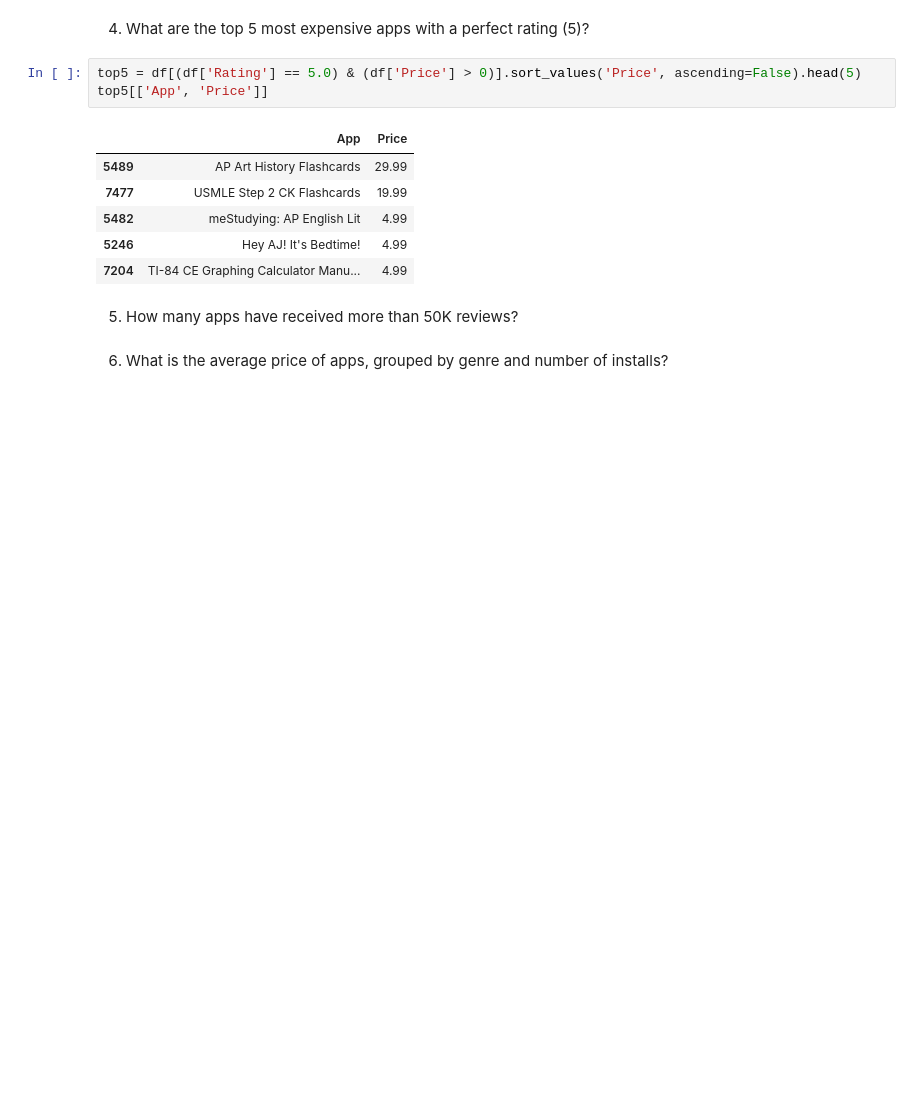
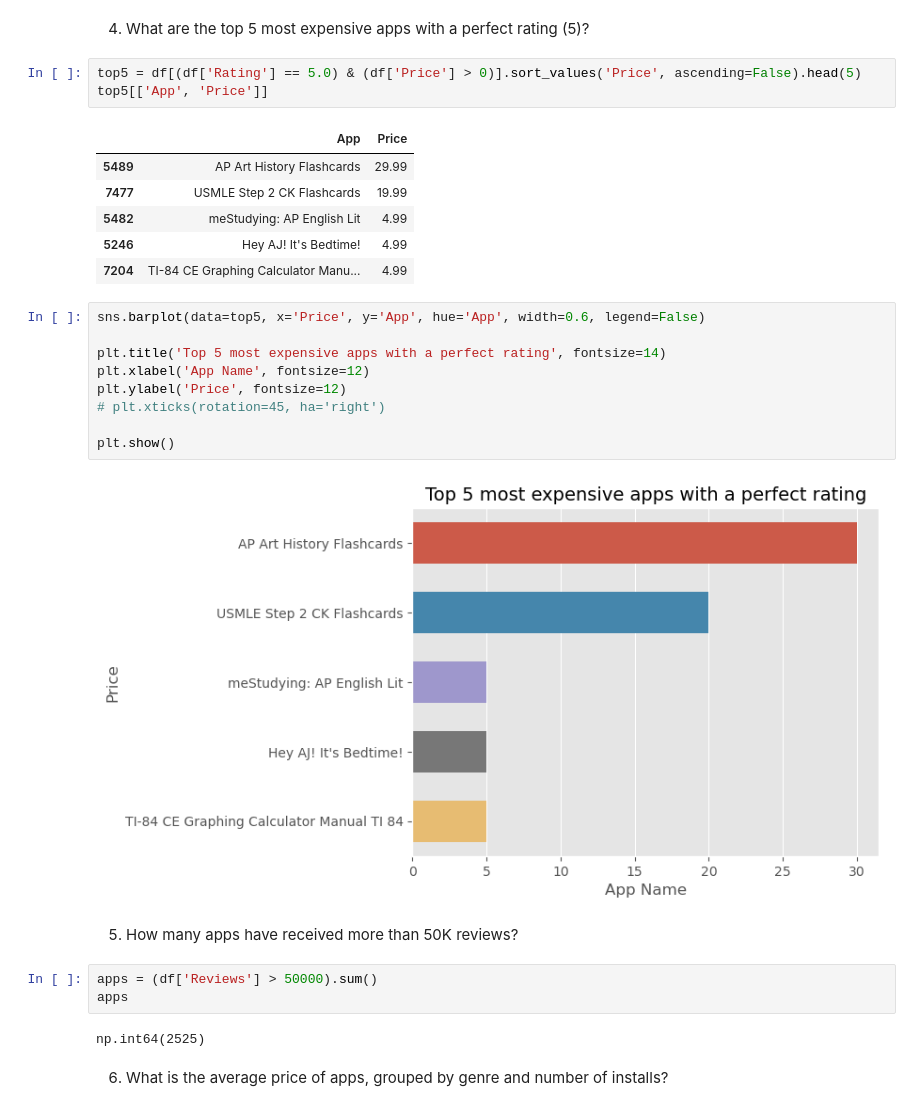
Before and after one commit to yousefmohtady1/Play-Store-apps-data-preprocessing, a Jupyter notebook: script.ipynb, the cells around one changed output. Drawn from its saved outputs; the diff is of its cells as text; blank space fills up the shorter version.

```diff
--- a/script.ipynb
+++ b/script.ipynb
@@ -478,7 +490,23 @@ top5[['App', 'Price']]
 | 5482 | meStudying: AP English Lit | 4.99 |
 | 5246 | Hey AJ! It's Bedtime! | 4.99 |
 | 7204 | TI-84 CE Graphing Calculator Manu... | 4.99 |
+# %%
+sns.barplot(data=top5, x='Price', y='App', hue='App', width=0.6, legend=False)
+
+plt.title('Top 5 most expensive apps with a perfect rating', fontsize=14)
+plt.xlabel('App Name', fontsize=12)
+plt.ylabel('Price', fontsize=12)
+# plt.xticks(rotation=45, ha='right')
+
+plt.show()
+# %% [output]
+[figure, added]
 # %% [markdown]
 5.	How many apps have received more than 50K reviews?
+# %%
+apps = (df['Reviews'] > 50000).sum()
+apps
+# %% [output]
+np.int64(2525)
 # %% [markdown]
 6.	What is the average price of apps, grouped by genre and number of installs?
```
Also changed, not shown: parts of 10 cells of this notebook.
